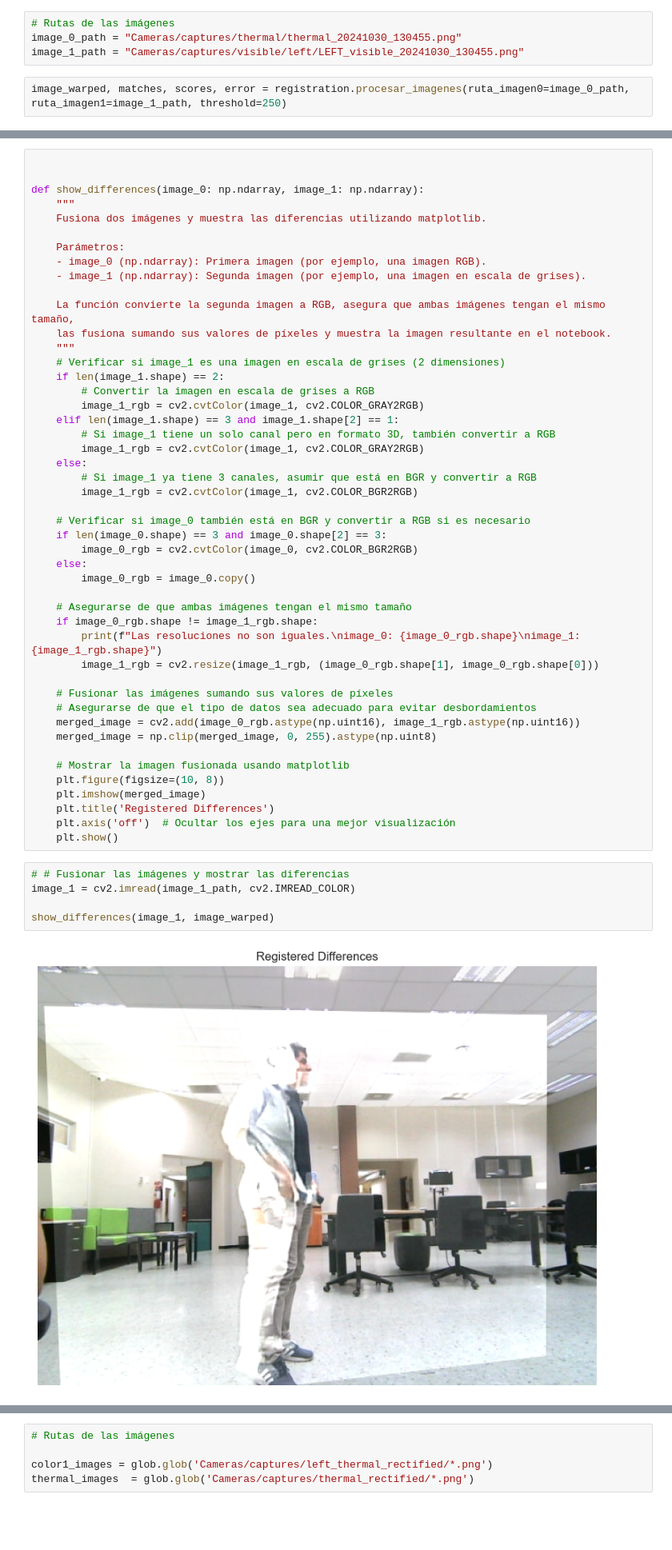
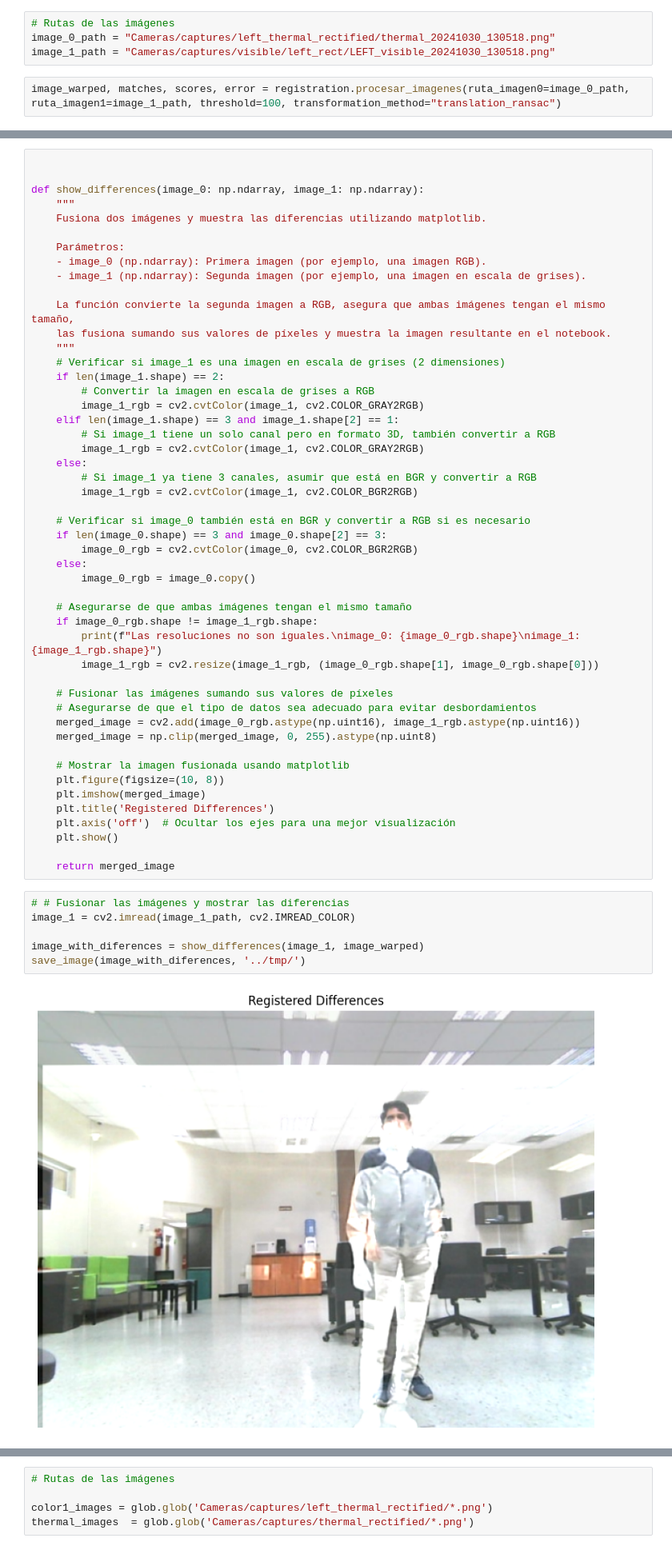
Before and after one commit to kevelmun/StereoThermal, a Jupyter notebook: analysis.ipynb, the cells around one changed output, grey strips where cells are left out. Shown: that part at 80% size. Drawn from its saved outputs; the diff is of its cells as text; blank space fills up the shorter version.

Commit message:
Integration of multiple transformation methods to image registration

```diff
--- a/analysis.ipynb
+++ b/analysis.ipynb
@@ -10,8 +10,8 @@ import numpy as np
 from Image_registration.util import filter_and_analyze_matches
 # %%
 # Rutas de las imágenes
-image_0_path = "Cameras/captures/thermal/thermal_20241030_130455.png"
-image_1_path = "Cameras/captures/visible/left/LEFT_visible_20241030_130455.png"
+image_0_path = "Cameras/captures/left_thermal_rectified/thermal_20241030_130518.png"
+image_1_path = "Cameras/captures/visible/left_rect/LEFT_visible_20241030_130518.png"
 # %%
-image_warped, matches, scores, error = registration.procesar_imagenes(ruta_imagen0=image_0_path, ruta_imagen1=image_1_path, threshold=250)
+image_warped, matches, scores, error = registration.procesar_imagenes(ruta_imagen0=image_0_path, ruta_imagen1=image_1_path, threshold=100, transformation_method="translation_ransac")
 # %% [output]
@@ -84,10 +81,13 @@ def show_differences(image_0: np.ndarray, image_1: np.ndarray):
     plt.title('Registered Differences')
     plt.axis('off')  # Ocultar los ejes para una mejor visualización
     plt.show()
+
+    return merged_image
 # %%
 # # Fusionar las imágenes y mostrar las diferencias
 image_1 = cv2.imread(image_1_path, cv2.IMREAD_COLOR)
 
-show_differences(image_1, image_warped)
+image_with_diferences = show_differences(image_1, image_warped)
+save_image(image_with_diferences, '../tmp/')
 # %% [output]
-[figure, old version]
+[figure, new version]
```
Also changed, not shown: parts of 16 cells of this notebook, 4 other files.
